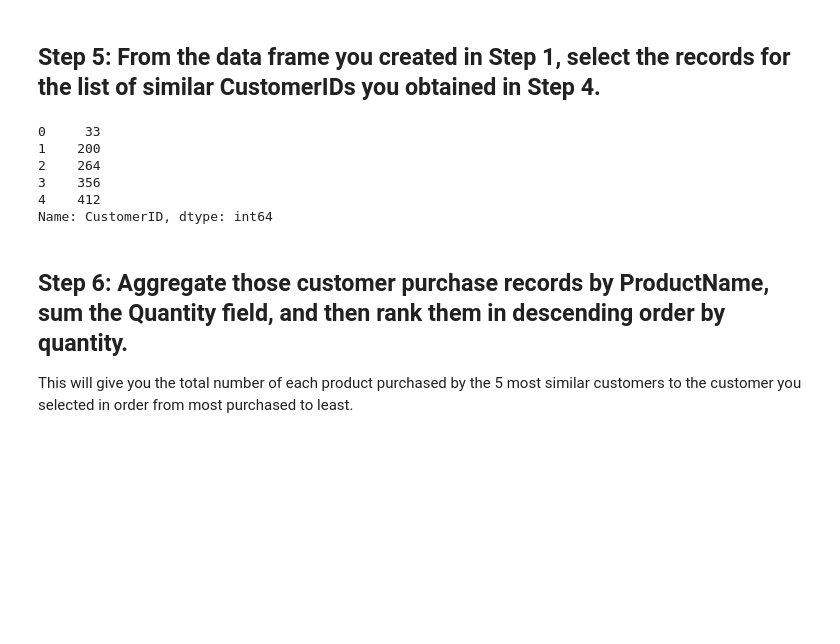
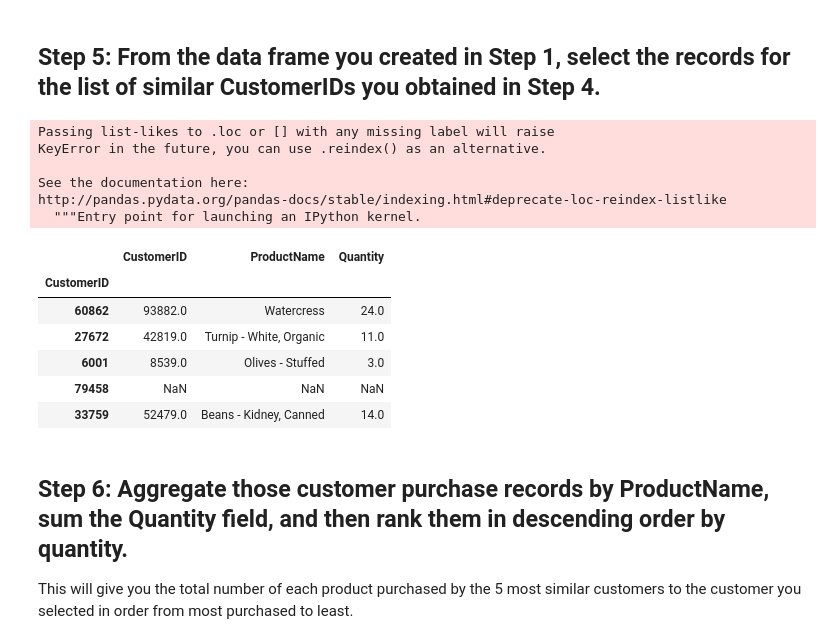
Before and after one commit to ta-data-mexpt/lab-intro-recommender-systems, a Jupyter notebook: your-code/main.ipynb, the cells around one changed output. Cells and saved outputs as stored; diff of their text form; code cells hidden in the pictures; blank space fills up the shorter version.

```diff
--- a/your-code/main.ipynb
+++ b/your-code/main.ipynb
@@ -83,0 +91,6 @@ distances.head()
+# %%
+# iterate for first customerID (33)
+top5_similar_customers = cust_sim_matrix[33].sort_values(ascending=False)[1:6]
+print("Similarities for customer 33: \n")
+for custID, value in dict(top5_similar_customers).items():
+    print(f'Customer {custID} value {value}')
@@ -84,16 +105,22 @@ distances.head()
 # %% [markdown]
 ## Step 5: From the data frame you created in Step 1, select the records for the list of similar CustomerIDs you obtained in Step 4.
-# %%
-distances_temp = distances.reset_index()
-top5_customers = distances_temp.CustomerID.head(5)
-top5_customers
-# %% [output]
-0     33
-1    200
-2    264
-3    356
-4    412
-Name: CustomerID, dtype: int64
+# %%
+similar_customers_products = df.loc[top5_similar_customers.index]
+similar_customers_products.head()
+# %% [output]
+Passing list-likes to .loc or [] with any missing label will raise
+KeyError in the future, you can use .reindex() as an alternative.
+
+See the documentation here:
+http://pandas.pydata.org/pandas-docs/stable/indexing.html#deprecate-loc-reindex-listlike
+  """Entry point for launching an IPython kernel.
+|  | CustomerID | ProductName | Quantity |
+| CustomerID |  |  |  |
+| 60862 | 93882.0 | Watercress | 24.0 |
+| 27672 | 42819.0 | Turnip - White, Organic | 11.0 |
+| 6001 | 8539.0 | Olives - Stuffed | 3.0 |
+| 79458 | NaN | NaN | NaN |
+| 33759 | 52479.0 | Beans - Kidney, Canned | 14.0 |
 # %% [markdown]
 ## Step 6: Aggregate those customer purchase records by ProductName, sum the Quantity field, and then rank them in descending order by quantity.
 
```
Also changed, not shown: parts of 13 cells of this notebook.
